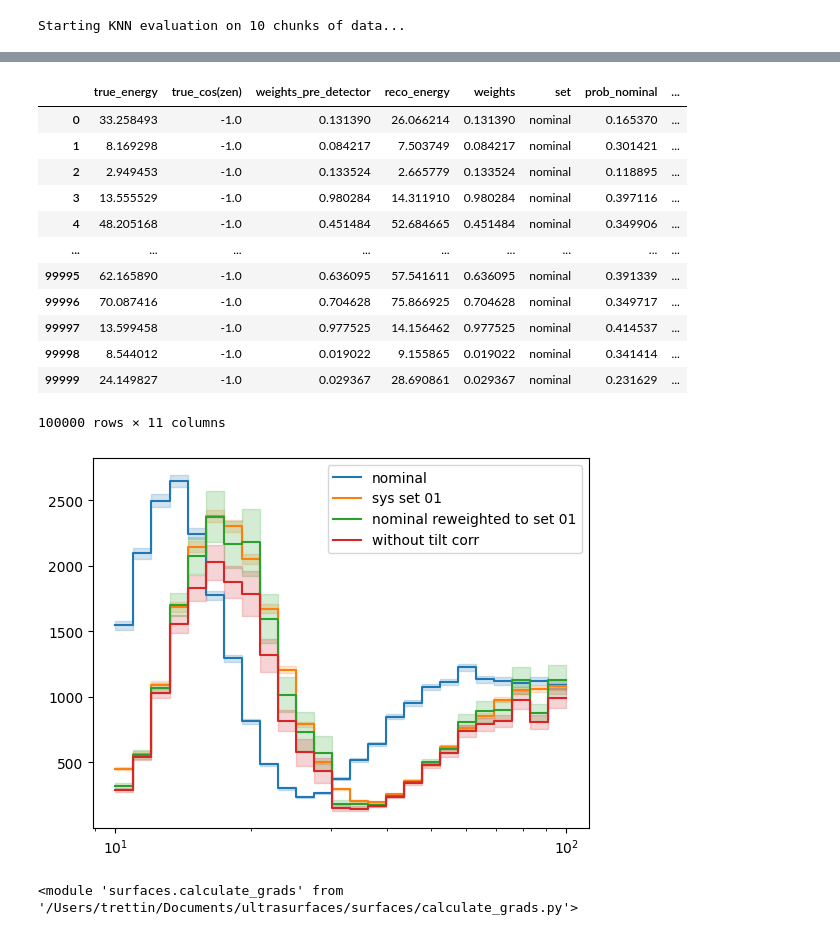
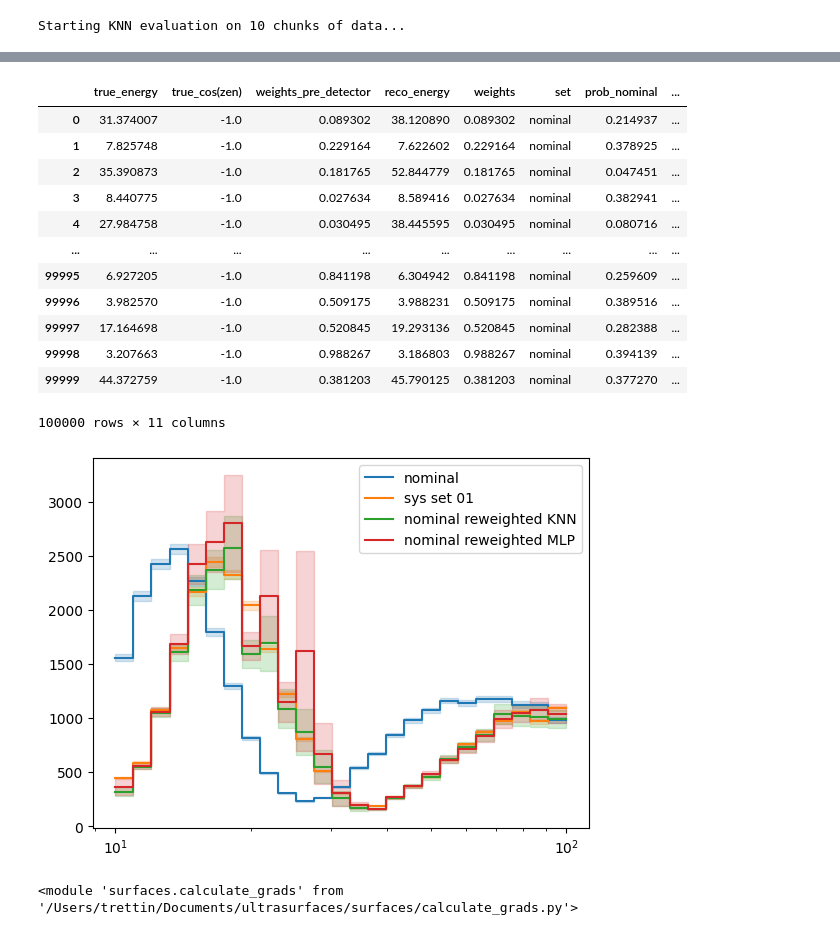
Before and after one commit to LeanderFischer/ultrasurfaces, a Jupyter notebook: New_Ultrasurface_Notebook_Alex.ipynb, the cells around one changed output, grey strips where cells are left out. Drawn from its saved outputs; the diff is of its cells as text; code cells hidden in the pictures.

```diff
--- a/New_Ultrasurface_Notebook_Alex.ipynb
+++ b/New_Ultrasurface_Notebook_Alex.ipynb
@@ -178,18 +199,18 @@ Starting KNN evaluation on 10 chunks of data...
 # %%
-df_with_probs
+df_with_probs_mlp
 # %% [output]
 |  | true_energy | true_cos(zen) | weights_pre_detector | reco_energy | weights | set | prob_nominal | ... |
-| 0 | 33.258493 | -1.0 | 0.131390 | 26.066214 | 0.131390 | nominal | 0.165370 | ... |
-| 1 | 8.169298 | -1.0 | 0.084217 | 7.503749 | 0.084217 | nominal | 0.301421 | ... |
-| 2 | 2.949453 | -1.0 | 0.133524 | 2.665779 | 0.133524 | nominal | 0.118895 | ... |
-| 3 | 13.555529 | -1.0 | 0.980284 | 14.311910 | 0.980284 | nominal | 0.397116 | ... |
-| 4 | 48.205168 | -1.0 | 0.451484 | 52.684665 | 0.451484 | nominal | 0.349906 | ... |
+| 0 | 31.374007 | -1.0 | 0.089302 | 38.120890 | 0.089302 | nominal | 0.214937 | ... |
+| 1 | 7.825748 | -1.0 | 0.229164 | 7.622602 | 0.229164 | nominal | 0.378925 | ... |
+| 2 | 35.390873 | -1.0 | 0.181765 | 52.844779 | 0.181765 | nominal | 0.047451 | ... |
+| 3 | 8.440775 | -1.0 | 0.027634 | 8.589416 | 0.027634 | nominal | 0.382941 | ... |
+| 4 | 27.984758 | -1.0 | 0.030495 | 38.445595 | 0.030495 | nominal | 0.080716 | ... |
 | ... | ... | ... | ... | ... | ... | ... | ... | ... |
-| 99995 | 62.165890 | -1.0 | 0.636095 | 57.541611 | 0.636095 | nominal | 0.391339 | ... |
-| 99996 | 70.087416 | -1.0 | 0.704628 | 75.866925 | 0.704628 | nominal | 0.349717 | ... |
-| 99997 | 13.599458 | -1.0 | 0.977525 | 14.156462 | 0.977525 | nominal | 0.414537 | ... |
-| 99998 | 8.544012 | -1.0 | 0.019022 | 9.155865 | 0.019022 | nominal | 0.341414 | ... |
-| 99999 | 24.149827 | -1.0 | 0.029367 | 28.690861 | 0.029367 | nominal | 0.231629 | ... |
+| 99995 | 6.927205 | -1.0 | 0.841198 | 6.304942 | 0.841198 | nominal | 0.259609 | ... |
+| 99996 | 3.982570 | -1.0 | 0.509175 | 3.988231 | 0.509175 | nominal | 0.389516 | ... |
+| 99997 | 17.164698 | -1.0 | 0.520845 | 19.293136 | 0.520845 | nominal | 0.282388 | ... |
+| 99998 | 3.207663 | -1.0 | 0.988267 | 3.186803 | 0.988267 | nominal | 0.394139 | ... |
+| 99999 | 44.372759 | -1.0 | 0.381203 | 45.790125 | 0.381203 | nominal | 0.377270 | ... |
 100000 rows × 11 columns
 # %%
 from toy_mc.histogram import Histogram
@@ -209,23 +230,32 @@ weighted_hist_no_tilt_corr.fill(
     * df_with_probs_no_tilt_corr["prob_sys_01"]
     / df_with_probs_no_tilt_corr["prob_nominal"],
 )
+
+weighted_hist_mlp = Histogram(bin_edges)
+weighted_hist_mlp.fill(
+    df_with_probs_mlp["reco_energy"],
+    df_with_probs_mlp["weights"]
+    * df_with_probs_mlp["prob_sys_01"]
+    / df_with_probs_mlp["prob_nominal"],
+)
 # %%
 from toy_mc.histogram import plot_histogram
 
 fig, ax = plt.subplots()
 
 sys_hist = gen_sys_1.get_histogram(bin_edges)
 nominal_hist = gen_nominal.get_histogram(bin_edges)
 
 plot_histogram(nominal_hist, ax=ax, label="nominal")
 plot_histogram(sys_hist, ax=ax, label="sys set 01")
-plot_histogram(weighted_hist, ax=ax, label="nominal reweighted to set 01")
-plot_histogram(weighted_hist_no_tilt_corr, ax=ax, label="without tilt corr")
+plot_histogram(weighted_hist, ax=ax, label="nominal reweighted KNN")
+# plot_histogram(weighted_hist_no_tilt_corr, ax=ax, label="without tilt corr")
+plot_histogram(weighted_hist_mlp, ax=ax, label="nominal reweighted MLP")
 plt.semilogx()
 plt.legend()
 plt.show()
 # %% [output]
-[figure, old version]
+[figure, new version]
 # %%
 from surfaces import calculate_grads
 reload(calculate_grads)
```
Also changed, not shown: parts of 19 cells of this notebook, 4 other files.
